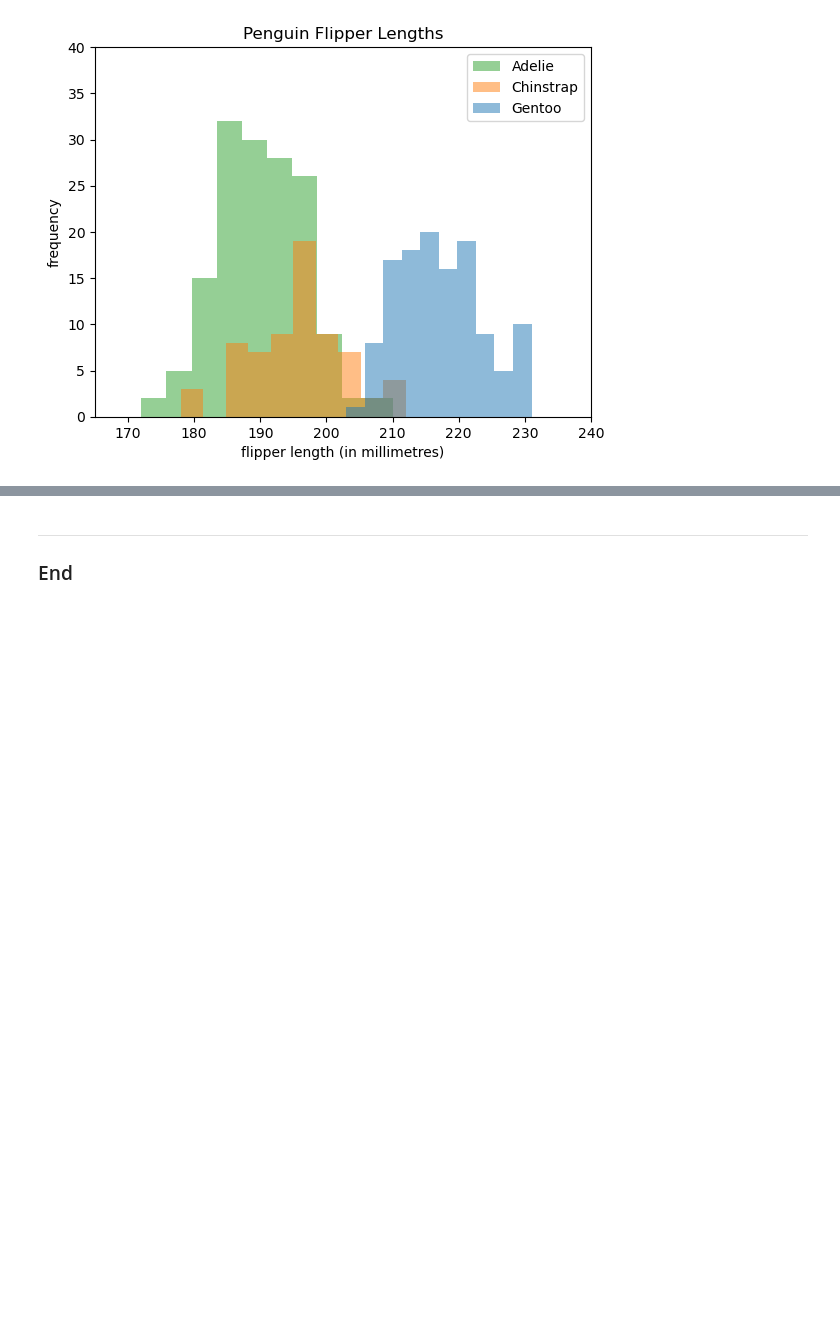
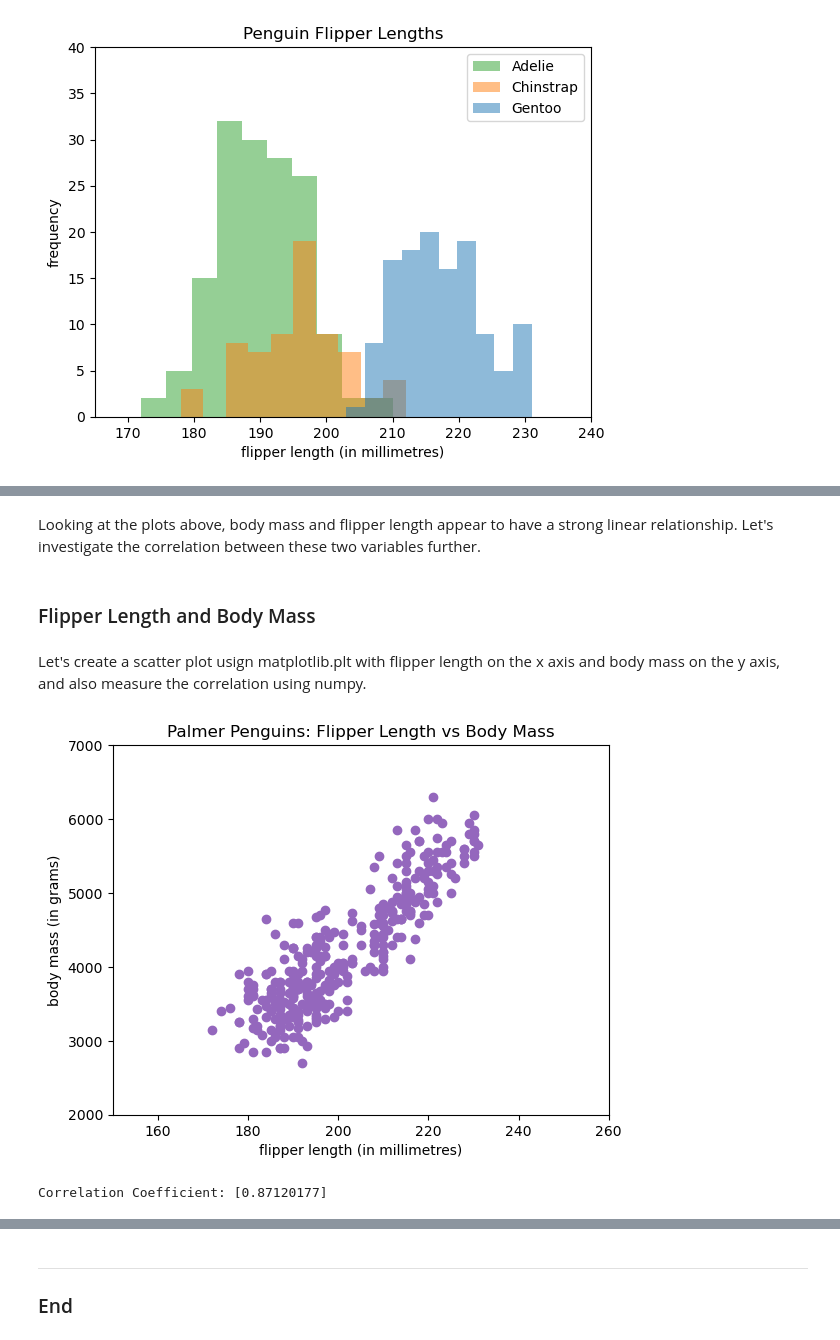
Before and after one commit to eoghanpw/pofda-mywork, a Jupyter notebook: penguins.ipynb, the cells around one changed output, grey strips where cells are left out. Cells and saved outputs as stored; diff of their text form; code cells hidden in the pictures; blank space fills up the shorter version.

Commit message:
correlations

```diff
--- a/penguins.ipynb
+++ b/penguins.ipynb
@@ -294,0 +292,41 @@ sns.pairplot(penguins, hue = 'species')
+# %% [markdown]
+Looking at the plots above, body mass and flipper length appear to have a strong linear relationship. Let's investigate the correlation between these two variables further.
+# %% [markdown]
+### Flipper Length and Body Mass
+# %% [markdown]
+Let's create a scatter plot usign matplotlib.plt with flipper length on the x axis and body mass on the y axis, and also measure the correlation using numpy.
+# %%
+# Let's get the numpy array of each variable
+flipper_length = penguins["flipper_length_mm"].to_numpy()
+body_mass = penguins["body_mass_g"].to_numpy()
+
+# Use subplots to create the plot.
+fig, ax = plt.subplots()
+
+# Select x and y variables, marker shape, colour.
+ax.plot(flipper_length, body_mass, "o", color='tab:purple')
+
+# Set axis labels, limits and title.
+ax.set_xlabel('flipper length (in millimetres)')
+ax.set_ylabel('body mass (in grams)')
+ax.set_xlim(150, 260)
+ax.set_ylim(2000, 7000)
+ax.set_title('Palmer Penguins: Flipper Length vs Body Mass')
+
+# Show.
+plt.show()
+
+# Let's measure the correlation coefficient.
+# I will need to remove any nan values from the numpy array.
+# Adapted from https://www.statology.org/numpy-remove-nan/.
+x = flipper_length[~np.isnan(flipper_length)]
+y = body_mass[~np.isnan(body_mass)]
+
+# Calculate the coefficient.
+corr = np.corrcoef(x, y)
+
+# Print.
+print(f"Correlation Coefficient: {corr[0,1:]}")
+# %% [output]
+[figure, added]
+Correlation Coefficient: [0.87120177]
```
Also changed, not shown: parts of 9 cells of this notebook.
